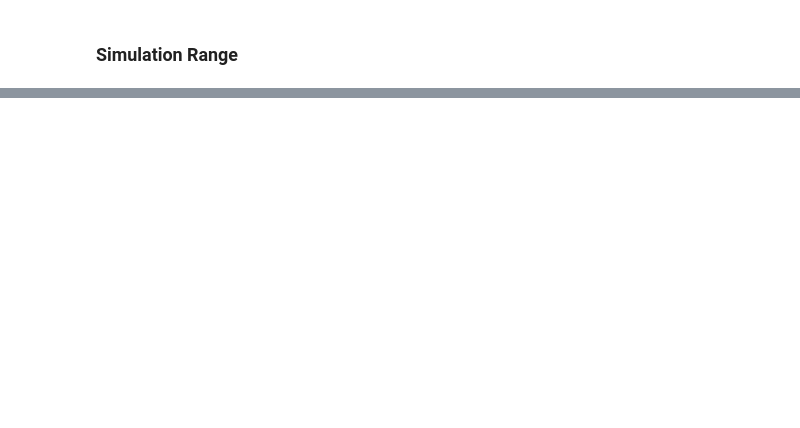
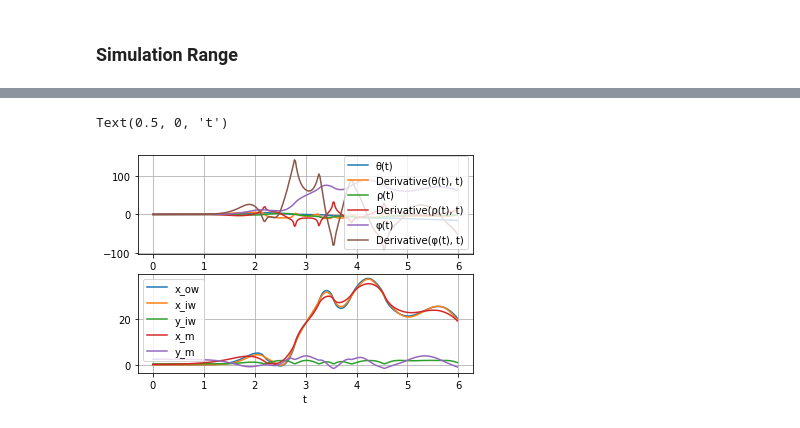
Before and after one commit to Printed-Robots/videte_robot, a Jupyter notebook: alg/videte_wheel.ipynb, the cells around one changed output, grey strips where cells are left out. Cells and saved outputs as stored; diff of their text form; code cells hidden in the pictures; blank space fills up the shorter version.

```diff
--- a/alg/videte_wheel.ipynb
+++ b/alg/videte_wheel.ipynb
@@ -534,6 +534,6 @@ Uncontrolled Pendulum
 # %%
 def apply(y_k, t):
-    return A_local.dot(y_k) - np.array(B * K) @ y_k
+    return A_local @ y_k - np.array(B) * np.array(K) @ y_k
 
 A_local = A_j_up
 K = K_up
@@ -615,0 +616,57 @@ Controlled Pendulum (Zoom)
+# %%
+import tqdm
+
+solution = solution_up_deq_k
+
+# x_ow, y_ow, x_iw, y_iw, x_m, y_m
+positions = sympy.zeros(6, len(timeline))
+energy = sympy.zeros(5, len(timeline))
+
+for tp in tqdm.tqdm(range(len(timeline))):
+    results = {
+        (θ.diff(t, t), 0),
+        (θ.diff(t), solution[tp, 1]),
+        (θ, solution[tp, 0]),
+        (ρ.diff(t, t), 0),
+        (ρ.diff(t), solution[tp, 3]),
+        (ρ, solution[tp, 2]),
+        (φ.diff(t, t), 0),
+        (φ.diff(t), solution[tp, 5]),
+        (φ, solution[tp, 4]),
+        (y.diff(t, t), 0),
+        (y.diff(t), 0),
+        (y, 0)
+    }
+    positions[0, tp] = x_ow.subs(specs).subs(results)
+    positions[1, tp] = y_ow.subs(specs).subs(results)
+    positions[2, tp] = x_iw.subs(specs).subs(results)
+    positions[3, tp] = y_iw.subs(specs).subs(results)
+    positions[4, tp] = x_m.subs(specs).subs(results)
+    positions[5, tp] = y_m.subs(specs).subs(results)
+    energy[0, tp] = T.subs(specs).subs(results)
+    energy[1, tp] = V.subs(specs).subs(results)
+    energy[2, tp] = L.subs(specs).subs(results)
+    energy[3, tp] = energy[0, tp] - energy[1, tp]
+    energy[4, tp] = energy[0, tp] + energy[1, tp]
+
+fig, axs = plt.subplots(2)
+
+for row, state in enumerate(states):
+    axs[0].plot(timeline, solution[:, row], label=str(state))
+
+axs[1].plot(timeline, positions[0, :].T, label='x_ow')
+# axs[1].plot(timeline, positions[1, :].T, label='y_ow')
+axs[1].plot(timeline, positions[2, :].T, label='x_iw')
+axs[1].plot(timeline, positions[3, :].T, label='y_iw')
+axs[1].plot(timeline, positions[4, :].T, label='x_m')
+axs[1].plot(timeline, positions[5, :].T, label='y_m')
+
+axs[0].legend()
+axs[1].legend()
+axs[0].grid()
+axs[1].grid()
+
+axs[1].set_xlabel('t')
+# %% [output]
+Text(0.5, 0, 't')
+[figure, added]
```
Also changed, not shown: parts of 17 cells of this notebook.
